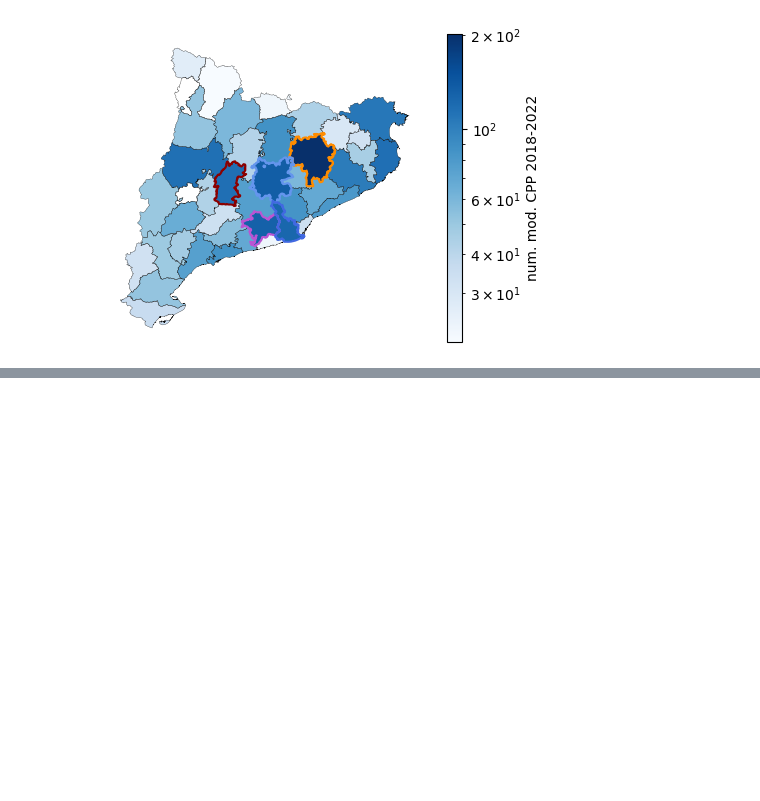
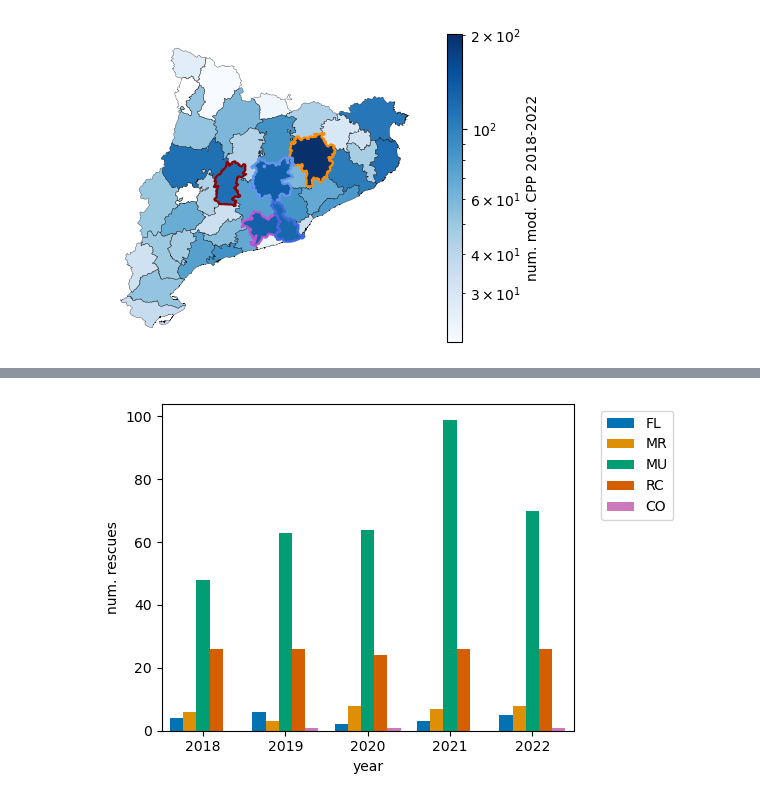
Before and after one commit to belenmvinhas/AVDM_ioib, a Jupyter notebook: ot/civil_protection_plans.ipynb, the cells around one changed output, grey strips where cells are left out. Cells and saved outputs as stored; diff of their text form; code cells hidden in the pictures; blank space fills up the shorter version.

```diff
--- a/ot/civil_protection_plans.ipynb
+++ b/ot/civil_protection_plans.ipynb
@@ -420,0 +428,12 @@ plt.show()
+# %%
+columns = filt_rescues.columns.to_list()
+columns.remove('GEOREFERÈNCIA')
+columns.remove('LATITUD')
+columns.remove('LONGITUD')
+# columns.remove('ACT_DAT_ACTUACIO')
+columns.remove('ANY')
+columns.remove('MUNICIPI')
+# columns.remove('TAL_NOM_ALARMA')
+columns.remove('TAL_COD_ALARMA2')
+# %%
+resc_filt_bl = filt_rescues[filt_rescues["NOM_COMARCA"] == "Baix Llobregat"].drop(columns = columns).copy(deep = True)
@@ -420,0 +458,4 @@ plt.show()
+# %%
+grouped_by_years_bl = resc_filt_bl.groupby(by = ["ANY", "TAL_COD_ALARMA2"]).count().drop(columns = ["LONGITUD", "LATITUD", "GEOREFERÈNCIA"])
+grouped_by_years_bl.rename(columns = {'MUNICIPI':'NUM_ACTIONS'}, inplace = True)
+grouped_by_years_bl
@@ -420,0 +481,17 @@ plt.show()
+# %%
+# Create a bar plot. Use a colorblind palette to represent categorical data.
+plt.figure(figsize=(6, 4))
+sns.barplot(x='ANY', y='NUM_ACTIONS', hue='TAL_COD_ALARMA2', data=grouped_by_years_bl, palette = "colorblind", saturation = 1, width = 0.8)
+
+# Set plot labels and title
+plt.xlabel('year')
+plt.ylabel('num. rescues')
+plt.legend(bbox_to_anchor=(1.05, 1), loc='upper left')
+# plt.title('Number of Incidents by Year and Incident Type')
+
+# Save and show the plot
+plt.tight_layout()
+plt.savefig("figures/baix_llobregat.pdf")
+plt.show()
+# %% [output]
+[figure, added]
```
Also changed, not shown: parts of 7 cells of this notebook, 3 other files.
